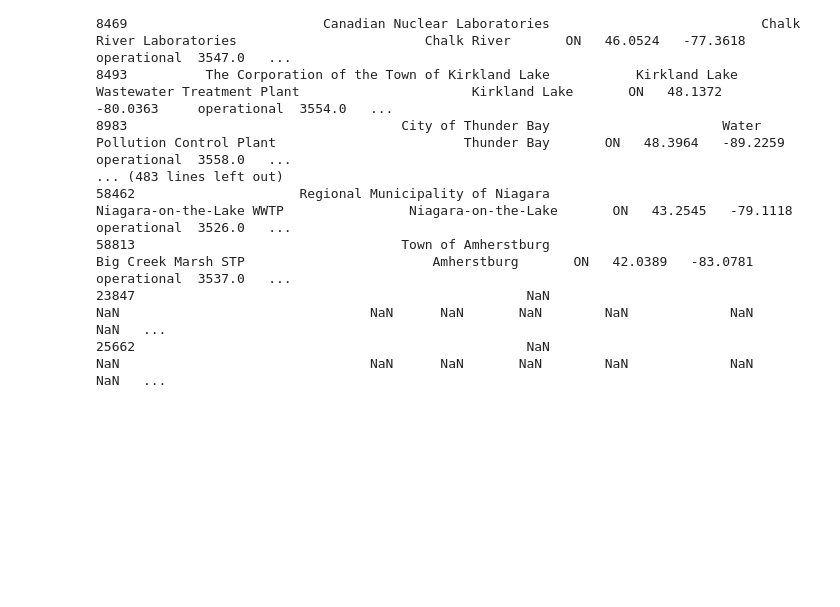
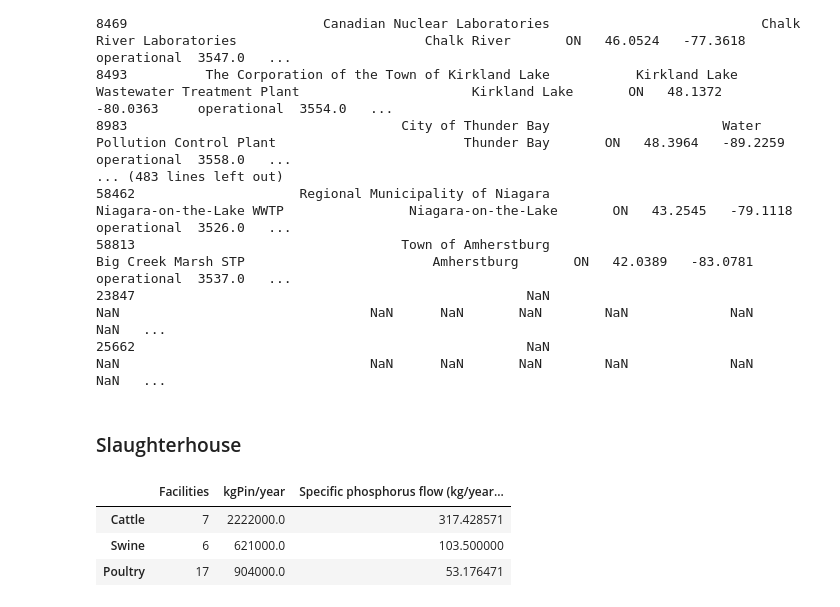
Before and after one commit to emartinher-ULaval/Ontario_P-FlowsRecovery, a Jupyter notebook: Data/PRecoeryOntario.ipynb, the cells around one changed output. Cells and saved outputs as stored; diff of their text form; code cells hidden in the pictures; blank space fills up the shorter version.

```diff
--- a/Data/PRecoeryOntario.ipynb
+++ b/Data/PRecoeryOntario.ipynb
@@ -312,3 +319,26 @@ ID_WSER
 58813                                  Town of Amherstburg                                Big Creek Marsh STP                        Amherstburg       ON   42.0389   -83.0781     operational  3537.0   ...
 23847                                                  NaN                                                NaN                                NaN      NaN       NaN        NaN             NaN     NaN   ...
 25662                                                  NaN                                                NaN                                NaN      NaN       NaN        NaN             NaN     NaN   ...
+# %% [markdown]
+### Slaughterhouse
+# %%
+SlaughterhouseCattle_Facilities = 7
+SlaughterhouseSwine_Facilities = 6
+SlaughterhousePoultry_Facilities = 17
+
+SlaughterhouseCattle_PFlow = 2222E3 #kg per year
+SlaughterhouseSwine_PFlow = 621E3 #kg per year
+SlaughterhousePoultry_PFlow = 904E3 #kg per year
+
+Slaughterhouse_Ontario_df = pd.DataFrame(data={'Facilities':[SlaughterhouseCattle_Facilities,SlaughterhouseSwine_Facilities,SlaughterhousePoultry_Facilities],
+                                              'kgPin/year':[SlaughterhouseCattle_PFlow,SlaughterhouseSwine_PFlow,SlaughterhousePoultry_PFlow]},
+                                         index=['Cattle','Swine','Poultry'])
+
+Slaughterhouse_Ontario_df['Specific phosphorus flow (kg/year facility)'] = Slaughterhouse_Ontario_df['kgPin/year']/Slaughterhouse_Ontario_df['Facilities']/1000
+
+Slaughterhouse_Ontario_df
+# %% [output]
+|  | Facilities | kgPin/year | Specific phosphorus flow (kg/year... |
+| Cattle | 7 | 2222000.0 | 317.428571 |
+| Swine | 6 | 621000.0 | 103.500000 |
+| Poultry | 17 | 904000.0 | 53.176471 |
```
Also changed, not shown: parts of 5 cells of this notebook, 17 other files.
